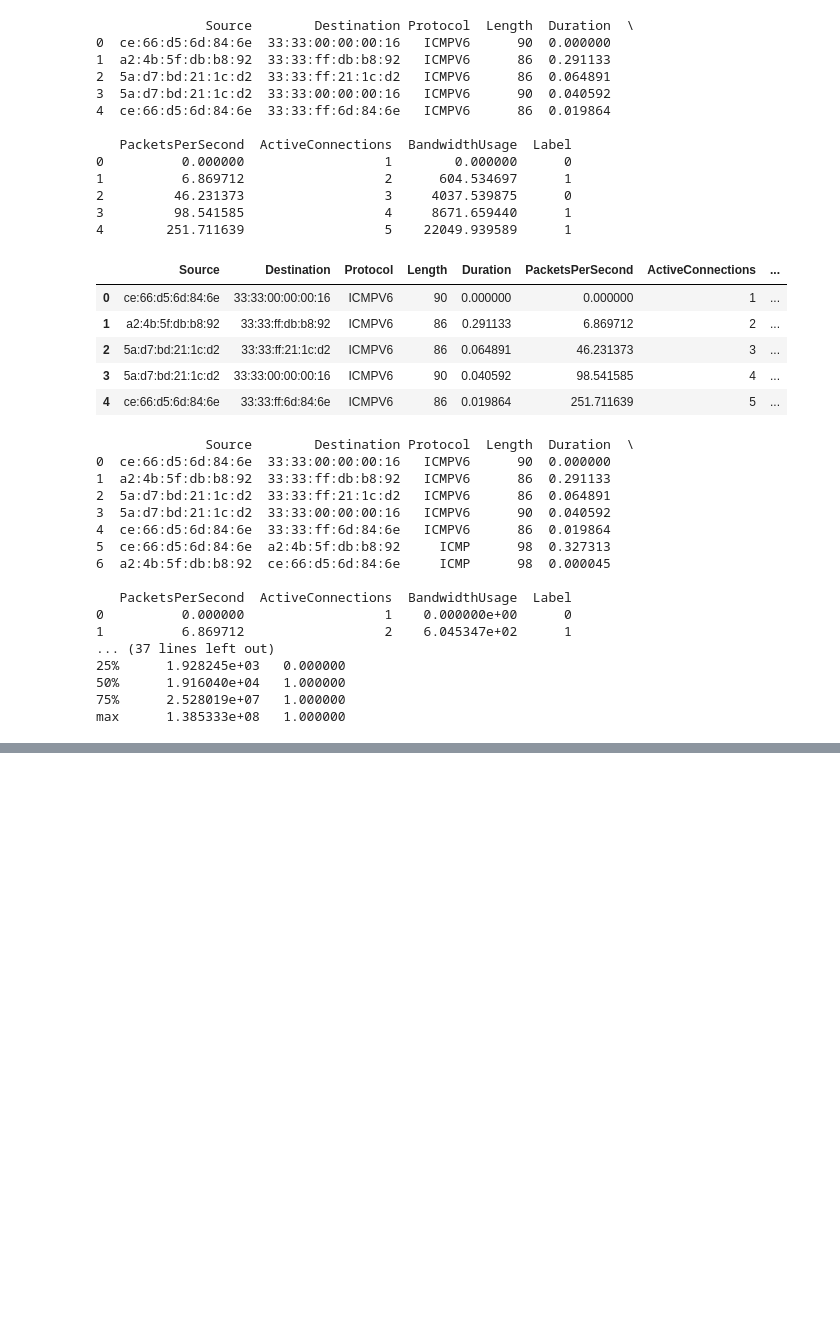
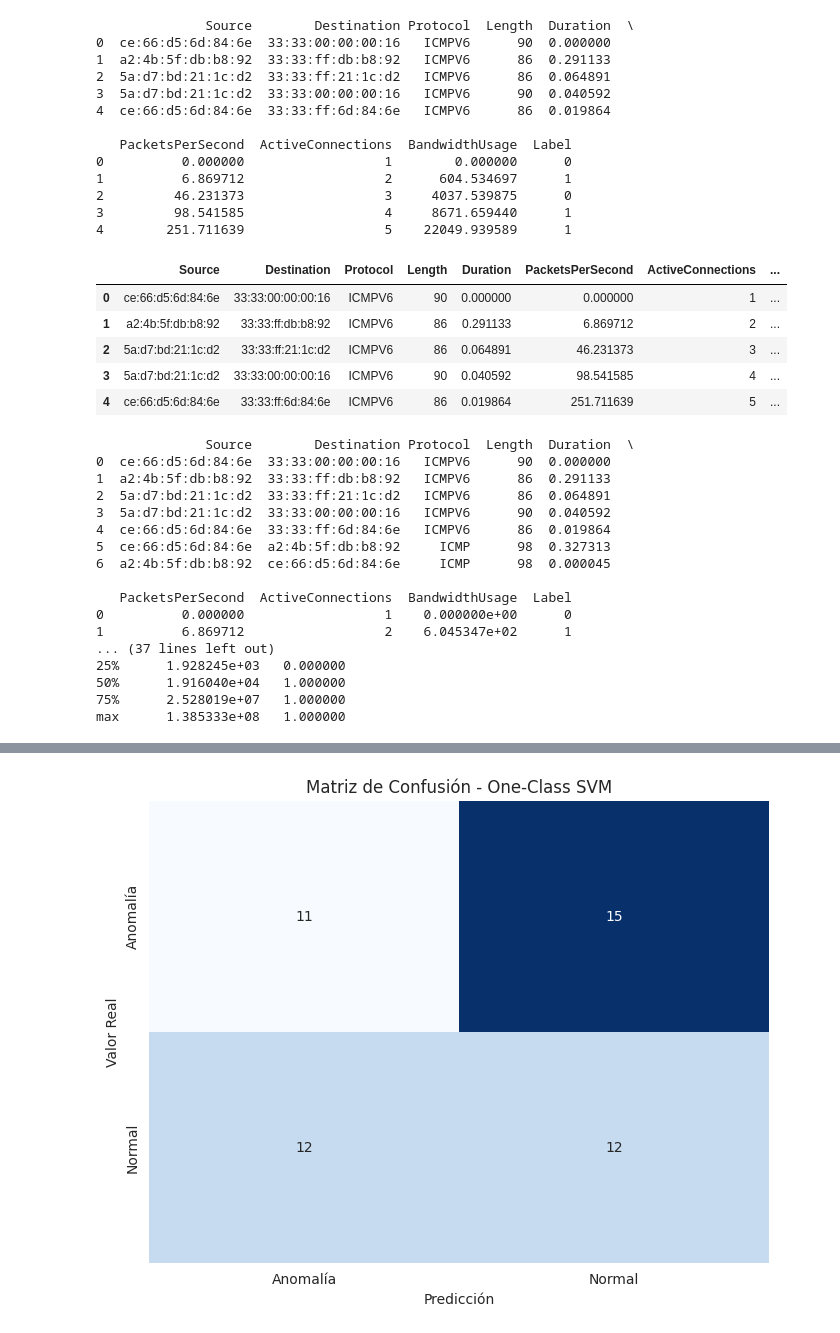
Before and after one commit to David32443/Simulacion_AlgoritmosML, a Jupyter notebook: analisis.ipynb, the cells around one changed output, grey strips where cells are left out. Drawn from its saved outputs; the diff is of its cells as text; code cells hidden in the pictures; blank space fills up the shorter version.

```diff
--- a/analisis.ipynb
+++ b/analisis.ipynb
@@ -763,0 +742,99 @@ plt.show()
+# %%
+#SVM (Máquina de Vectores de Soporte)
+#sirve para clasificar datos en dos categorías, pero también puede ser utilizada para detectar anomalías en datos no etiquetados,
+#es decir, datos que no tienen una etiqueta de clase asociada. En este caso, la SVM se entrena para encontrar un límite de decisión
+#que separe los datos normales de los datos anómalos en un espacio de alta dimensión.
+#es un algoritmo de aprendizaje supervisado que se puede utilizar para clasificación y regresión.
+
+import pandas as pd
+import time
+import psutil
+import os
+from sklearn.preprocessing import OneHotEncoder
+from sklearn.svm import OneClassSVM
+from sklearn.metrics import precision_score, recall_score, f1_score, accuracy_score, confusion_matrix
+import matplotlib.pyplot as plt
+import seaborn as sns
+
+# Cargar los datos desde el CSV
+df = pd.read_csv('combined-traffic-labels.csv')
+
+
+# Seleccionar las características y la etiqueta
+X = df[['Protocol', 'Length', 'Duration', 'PacketsPerSecond', 'ActiveConnections', 'BandwidthUsage']]
+y = df['Label']
+
+# Codificar la característica 'Protocol' usando OneHotEncoder
+encoder = OneHotEncoder(handle_unknown='ignore', sparse_output=False)  # Usa sparse_output=False en lugar de sparse
+X_encoded = encoder.fit_transform(X[['Protocol']])
+
+# Obtener los nombres de las características codificadas
+encoded_feature_names = encoder.get_feature_names_out(['Protocol'])
+
+# Convertir a DataFrame y unir con las otras características
+X_encoded_df = pd.DataFrame(X_encoded, columns=encoded_feature_names)
+X = pd.concat([X.drop(columns=['Protocol']), X_encoded_df], axis=1)
+
+
+
+# Evaluar el modelo con una fracción del conjunto de datos
+fraction = 1.0
+print(f"\nEvaluando fracción del conjunto de datos: {fraction:.2f}")
+
+# Seleccionar una fracción del conjunto de datos
+X_frac = X.sample(frac=fraction, random_state=42)
+y_frac = y.loc[X_frac.index]
+
+# Verifica el tamaño del conjunto de datos fraccionado
+print(f"Tamaño del conjunto de datos fraccionado: {len(X_frac)}")
+
+# Crear y ajustar el modelo One-Class SVM
+oc_svm = OneClassSVM(kernel='rbf', gamma='auto')
+start_training_time = time.time()
+oc_svm.fit(X_frac)
+training_time = time.time() - start_training_time
+
+# Obtener predicciones para la fracción del conjunto de datos
+start_execution_time = time.time()
+predictions = oc_svm.predict(X_frac)
+execution_time = time.time() - start_execution_time
+
+# Convertir las predicciones a 0 y 1 para calcular las métricas de evaluación
+predictions = [0 if x == -1 else 1 for x in predictions]
+
+# Calcular la matriz de confusión
+cm = confusion_matrix(y_frac, predictions, labels=[1, 0])
+print(f"Matriz de confusión:\n{cm}")
+tn, fp, fn, tp = cm.ravel()
+
+# Calcular las métricas de evaluación
+precision = precision_score(y_frac, predictions, zero_division=0)
+recall = recall_score(y_frac, predictions, zero_division=0)
+f1 = f1_score(y_frac, predictions, zero_division=0)
+accuracy = accuracy_score(y_frac, predictions)
+
+# Medir uso de CPU y memoria
+cpu_usage = psutil.cpu_percent(interval=1)
+memory_info = psutil.Process(os.getpid()).memory_info()
+
+# Imprimir resultados
+print(f"\nResultados para fracción del conjunto de datos: {fraction:.2f}")
+print(f"Precisión: {precision:.2f}")
+print(f"Recall: {recall:.2f}")
+print(f"F1-score: {f1:.2f}")
+print(f"Exactitud (Accuracy): {accuracy:.2f}")
+print(f"Tiempo de entrenamiento: {training_time:.2f} segundos")
+print(f"Tiempo de ejecución: {execution_time:.2f} segundos")
+print(f"Uso de CPU: {cpu_usage:.2f}%")
+print(f"Uso de Memoria (RSS): {memory_info.rss / 1024 ** 2:.2f} MB")
+print(f"Uso de Memoria (VMS): {memory_info.vms / 1024 ** 2:.2f} MB")
+
+# Graficar la matriz de confusión
+plt.figure(figsize=(8, 6))
+sns.heatmap(cm, annot=True, cmap='Blues', fmt='d', cbar=False,
+            xticklabels=['Anomalía', 'Normal'], yticklabels=['Anomalía', 'Normal'])
+plt.title('Matriz de Confusión - One-Class SVM')
+plt.xlabel('Predicción')
+plt.ylabel('Valor Real')
+plt.show()
+# %% [output]
@@ -763,0 +857 @@ plt.show()
+[figure, added]
```
Also changed, not shown: parts of 33 cells of this notebook, 1 other file.
